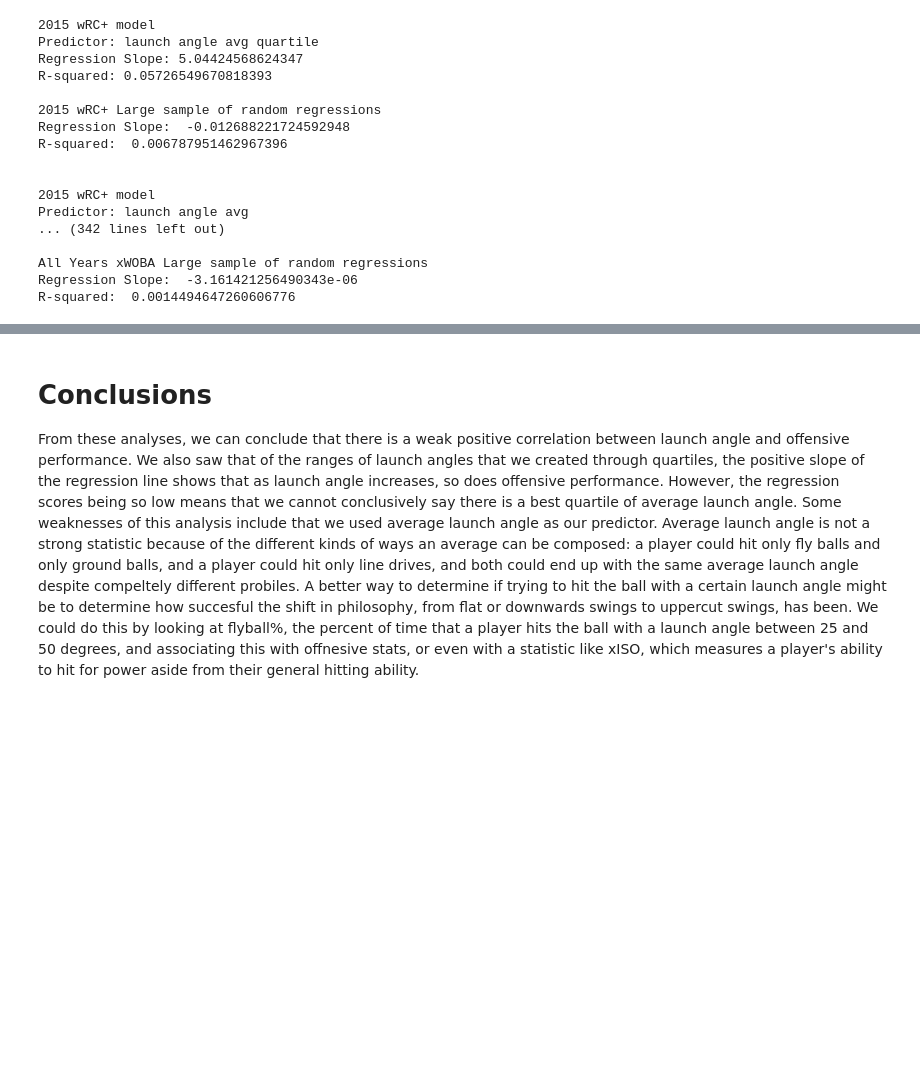
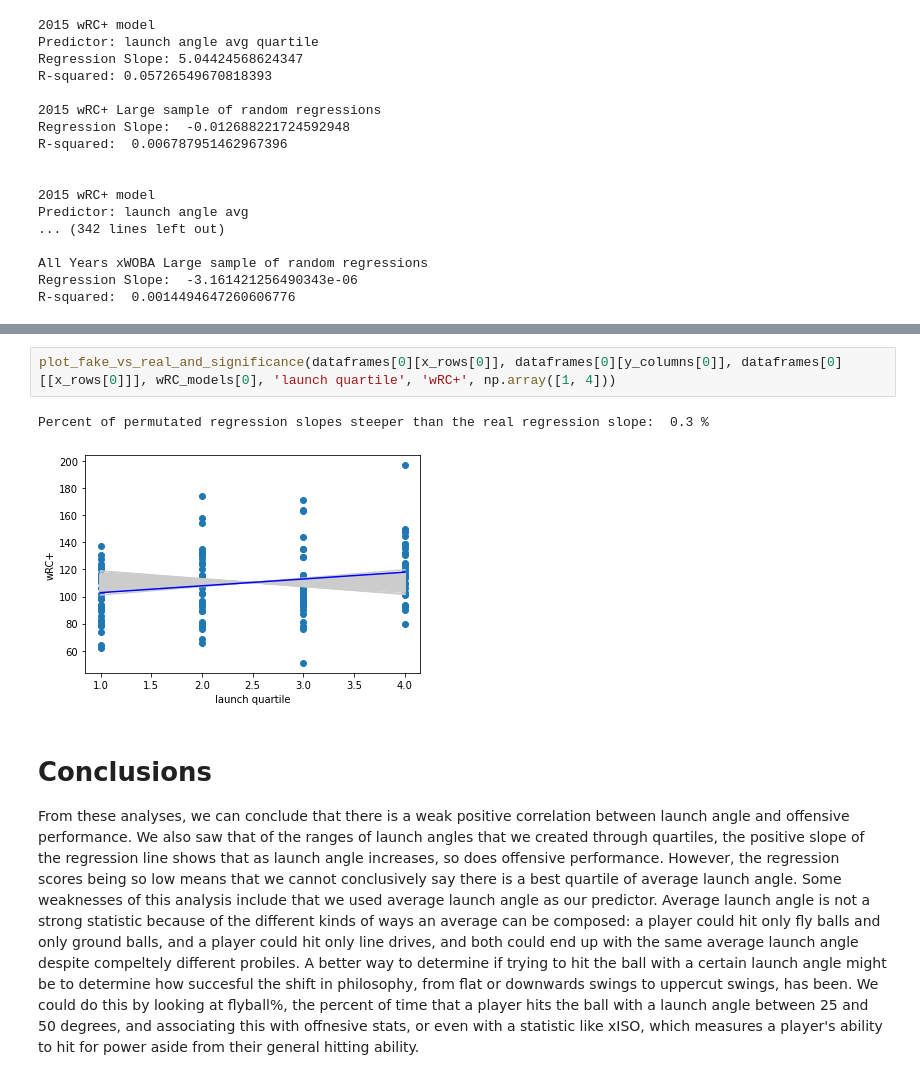
Before and after one commit to GeoffreyBrann/info2950, a Jupyter notebook: phase_4_launch_ange.ipynb, the cells around one changed output, grey strips where cells are left out. Saved outputs shown, nothing was run; the diff lists cells and outputs as text; blank space fills up the shorter version.

```diff
--- a/phase_4_launch_ange.ipynb
+++ b/phase_4_launch_ange.ipynb
@@ -761,3 +800,8 @@ By comparing our real data to the randomly generated regression data we see that
+# %%
+plot_fake_vs_real_and_significance(dataframes[0][x_rows[0]], dataframes[0][y_columns[0]], dataframes[0][[x_rows[0]]], wRC_models[0], 'launch quartile', 'wRC+', np.array([1, 4]))
+# %% [output]
+Percent of permutated regression slopes steeper than the real regression slope:  0.3 %
+[figure, added]
 # %% [markdown]
 # Conclusions
 From these analyses, we can conclude that there is a weak positive correlation between launch angle and offensive performance. We also saw that of the ranges of launch angles that we created through quartiles, the positive slope of the regression line shows that as launch angle increases, so does offensive performance. However, the regression scores being so low means that we cannot conclusively say there is a best quartile of average launch angle.
```
Also changed, not shown: parts of 4 cells of this notebook.
